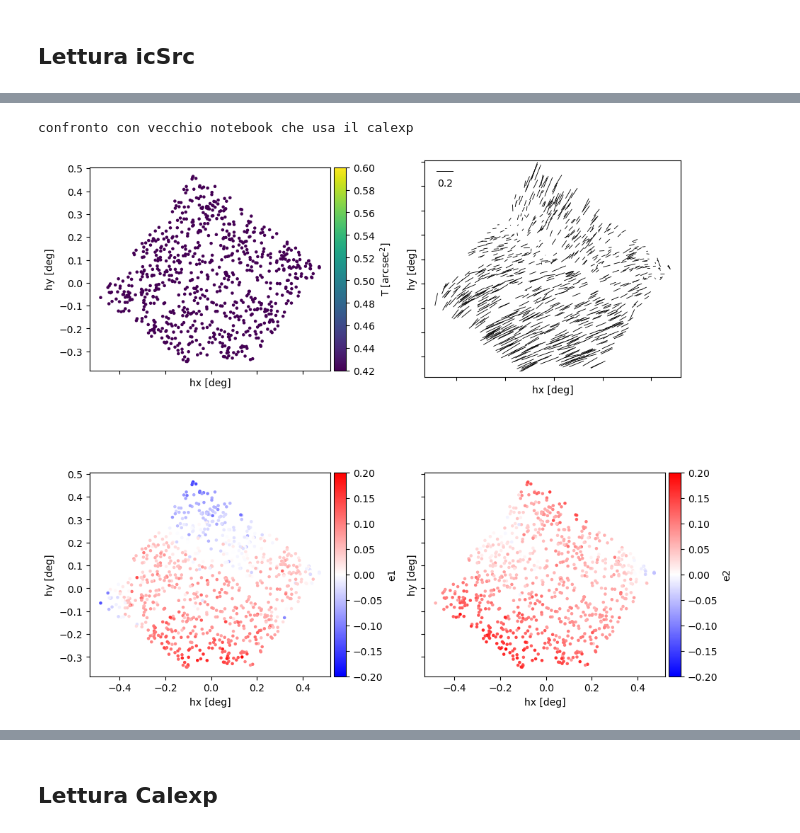
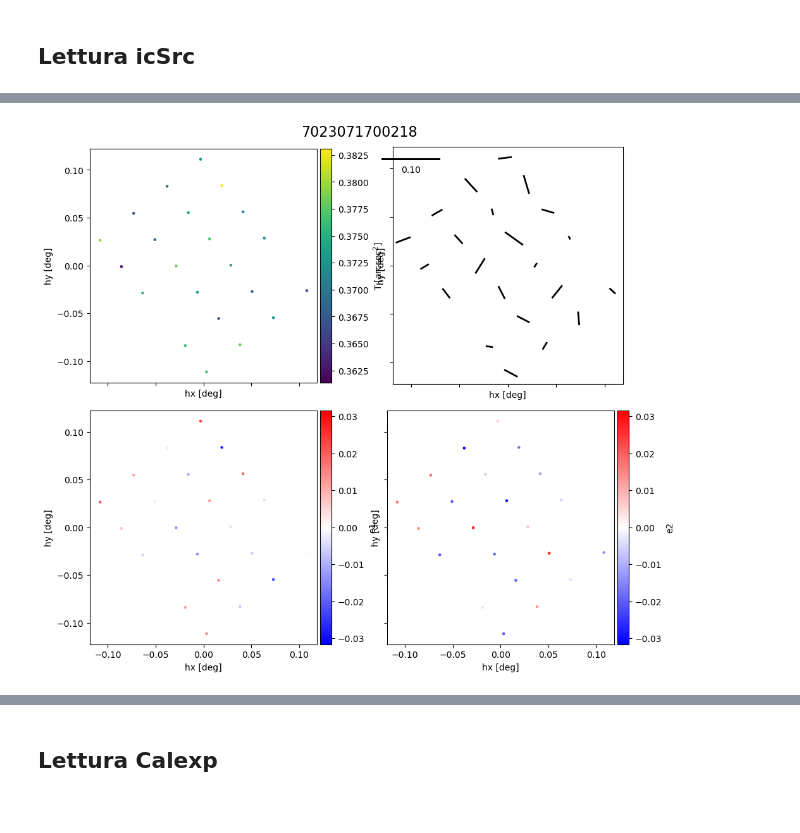
Before and after one commit to SalvatoreINAF/RubinIQ4AO, a Jupyter notebook: RubinSim/notebooks/Ellipticitymap_ITAS22.ipynb, the cells around one changed output, grey strips where cells are left out. Saved outputs shown, nothing was run; the diff lists cells and outputs as text; code cells hidden in the pictures.

```diff
--- a/RubinSim/notebooks/Ellipticitymap_ITAS22.ipynb
+++ b/RubinSim/notebooks/Ellipticitymap_ITAS22.ipynb
@@ -19,11 +23,12 @@ folderout = '/home/v/vittorio/image_quality_shared/imsim/ellipticitymap/figures/
 # %% [markdown]
 ## set up
 # %%
-selection_index = 0 # 0 for ComCam; 1 for Imsim LSSTCam
+selection_index = 1 # 0 for ComCam; 1 for Imsim LSSTCam
 
 if selection_index == 0:
     #ComCam
     camera = LsstComCam().getCamera()
+    first_det = 0
     n_det = 9
     butler = Butler(
         "embargo",
@@ -32,14 +37,15 @@ if selection_index == 0:
     )
 
     dayObs = 20241115
-    seqNum = 107
+    seqNum = 92
     visit_id = int(f"{dayObs}{seqNum:05d}")
     suffix_out = 'nightlyValidation'
 
 elif selection_index == 1:
     #Imsim LSSTCam
     camera = LsstCam().getCamera()
-    n_det = 189 # LSSTCam
+    first_det = 94
+    n_det = 1 # LSSTCam
     import sys
     sys.path.append("/sdf/data/rubin/shared/image_quality/imsim/notebooks/") #file with convertion between seqnum and collection
     from collection_dictionary_shared import collection_dictionary
@@ -47,7 +53,7 @@ elif selection_index == 1:
     ############Define the butler data configuration and collection (una tantum )
     config = folder+'repo'
     collection_dict = collection_dictionary()
-    seqNum = 176
+    seqNum = 218
 
     if seqNum >= 188:
         seqnum_base = 7023071700000
@@ -57,13 +63,15 @@ elif selection_index == 1:
     visit_id = seqNum+seqnum_base
     collections = collection_dict[visit_id]
     butler = Butler(config, collections=collections)
+    suffix_out = 'ImSim'
 # %% [markdown]
 ## Lettura icSrc
 # %%
 icSrcs={}
 for i in range(n_det):
     try:
-        icSrcs[i] = butler.get("icSrc", dataId={"visit":visit_id, "detector":i})
+        icSrcs[first_det+i] = butler.get("icSrc", dataId={"visit":visit_id, "detector":first_det+i})
+        print(first_det+i)
     except:
         continue
-visitInfo = butler.get("postISRCCD.visitInfo", dataId={"exposure":visit_id, "detector":(n_det-1)})
+visitInfo = butler.get("postISRCCD.visitInfo", dataId={"exposure":visit_id, "detector":(first_det+n_det-1)})
@@ -74,7 +88,7 @@ table = makeTableFromSourceCatalogs(icSrcs, visitInfo)
 # table = addADC_to_Table( table, elevation_angle, filter, pressure=800, temperature=15 )
 # TODO: check if the default values are sensible
 
-band = butler.get("postISRCCD", dataId={"exposure":visit_id, "detector":8}).getFilter().bandLabel
+band = butler.get("postISRCCD", dataId={"exposure":visit_id, "detector":first_det+n_det-1}).getFilter().bandLabel
 elevation_angle = visitInfo.boresightAzAlt[1].asDegrees() # elevation angle in degrees
 table = addADC_to_Table( table, elevation_angle, band ) # optional pressure and temperature arguments
 # %%
@@ -85,17 +99,14 @@ table_grid = MakeGridMedianPSF(table, 12, 12, 3)
 # %% [output]
 [interactive output not drawn]
 [interactive output not drawn]
-# %%
-print("confronto con vecchio notebook che usa il calexp")
-# %% [output]
-confronto con vecchio notebook che usa il calexp
 # %%
 fig, axes = plt.subplots(nrows=2, ncols=2, figsize=(10, 9), sharex=True, sharey=True)
-makeOCSPlot(fig, axes, table, camera, autoscale=False, scalemin_e=.42, scalemax_e=.6, scale_quiver=3)
+fig.suptitle(visit_id, fontsize=16)
+makeOCSPlot(fig, axes, table, camera, autoscale=True, scale_quiver=.75)
 plt.show()
 fig.savefig(folderout+'Ellipticitymap_OCS_'+suffix_out+'_'+str(visit_id)+'.pdf')
 # %% [output]
-[figure, old version]
+[figure, new version]
 # %%
 fig, axes = plt.subplots(nrows=2, ncols=2, figsize=(10, 9), sharex=True, sharey=True)
 makeOCSPlot(fig, axes, table_grid, camera)
```
Also changed, not shown: parts of 6 cells of this notebook, 1 other file.
